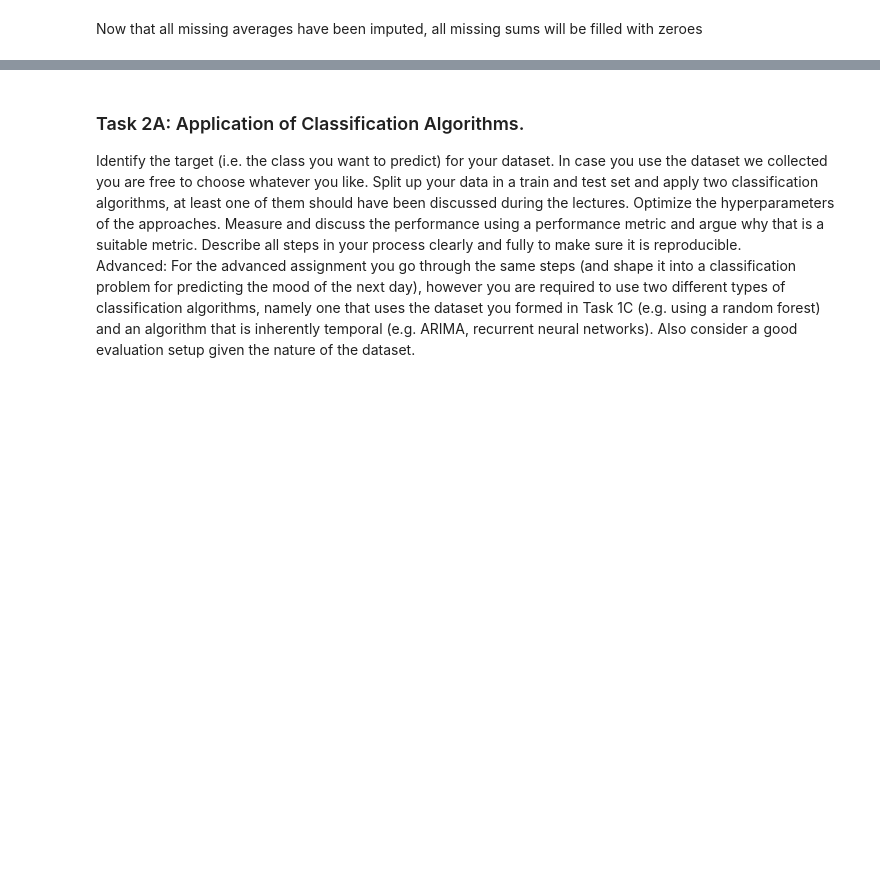
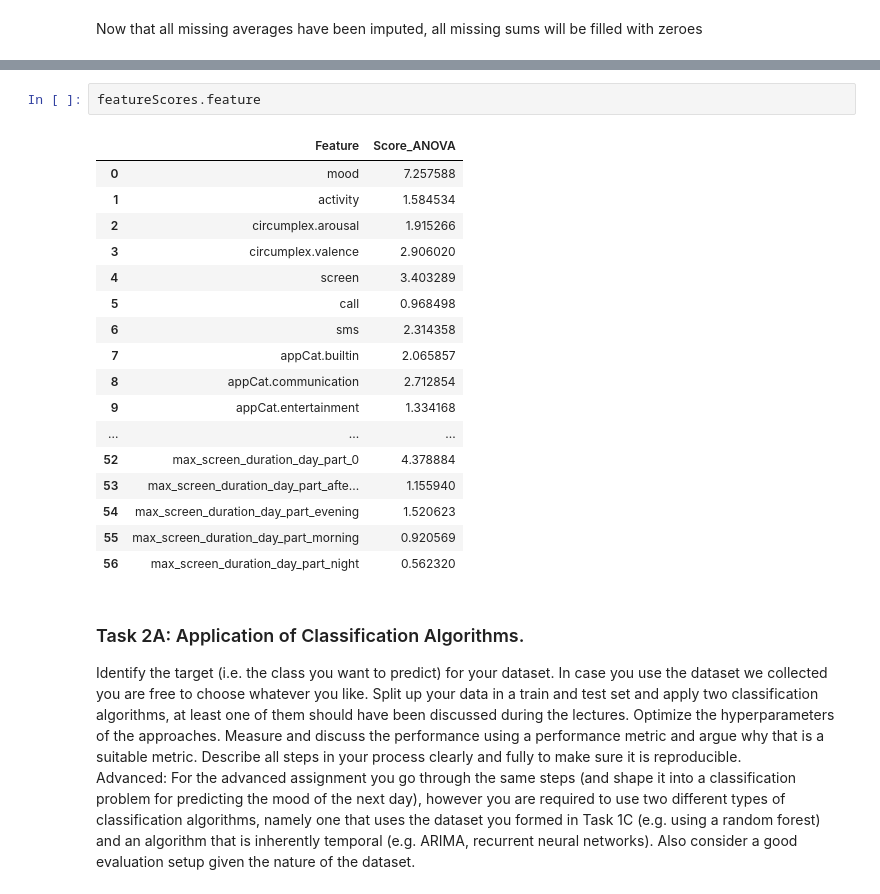
Before and after one commit to moosmiddelkoop/DMT-1, a Jupyter notebook: Assignment_1.ipynb, the cells around one changed output, grey strips where cells are left out. Cells and saved outputs as stored; diff of their text form; blank space fills up the shorter version.

```diff
--- a/Assignment_1.ipynb
+++ b/Assignment_1.ipynb
@@ -566,3 +627,23 @@ NameError: name 'features' is not defined
+# %%
+featureScores.feature
+# %% [output]
+|  | Feature | Score_ANOVA |
+| 0 | mood | 7.257588 |
+| 1 | activity | 1.584534 |
+| 2 | circumplex.arousal | 1.915266 |
+| 3 | circumplex.valence | 2.906020 |
+| 4 | screen | 3.403289 |
+| 5 | call | 0.968498 |
+| 6 | sms | 2.314358 |
+| 7 | appCat.builtin | 2.065857 |
+| 8 | appCat.communication | 2.712854 |
+| 9 | appCat.entertainment | 1.334168 |
+| ... | ... | ... |
+| 52 | max_screen_duration_day_part_0 | 4.378884 |
+| 53 | max_screen_duration_day_part_afte... | 1.155940 |
+| 54 | max_screen_duration_day_part_evening | 1.520623 |
+| 55 | max_screen_duration_day_part_morning | 0.920569 |
+| 56 | max_screen_duration_day_part_night | 0.562320 |
 # %% [markdown]
 ### Task 2A: Application of Classification Algorithms.
 
```
Also changed, not shown: parts of 14 cells of this notebook, 34 other files.
